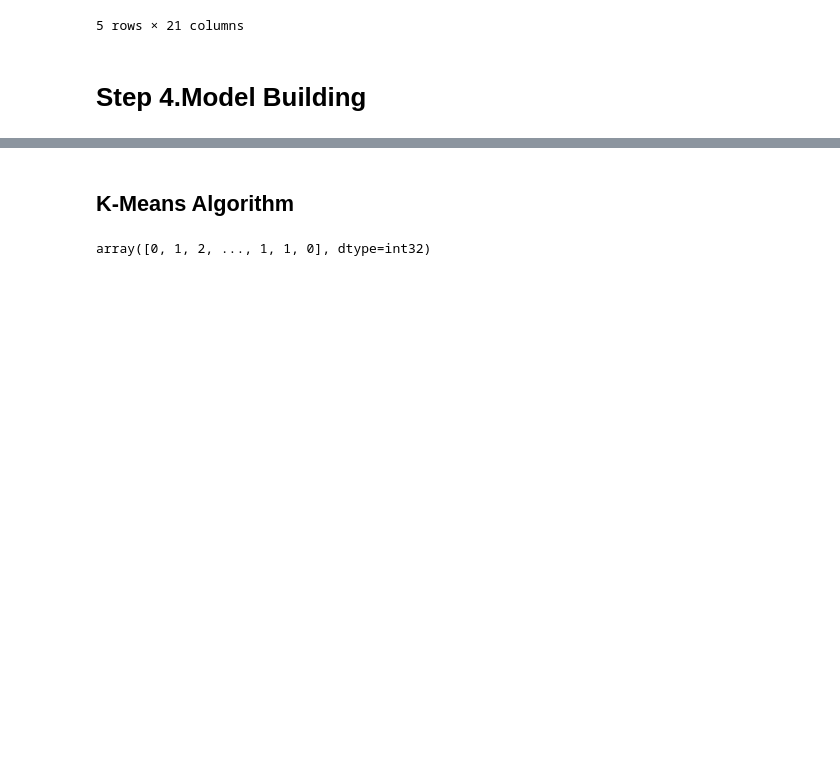
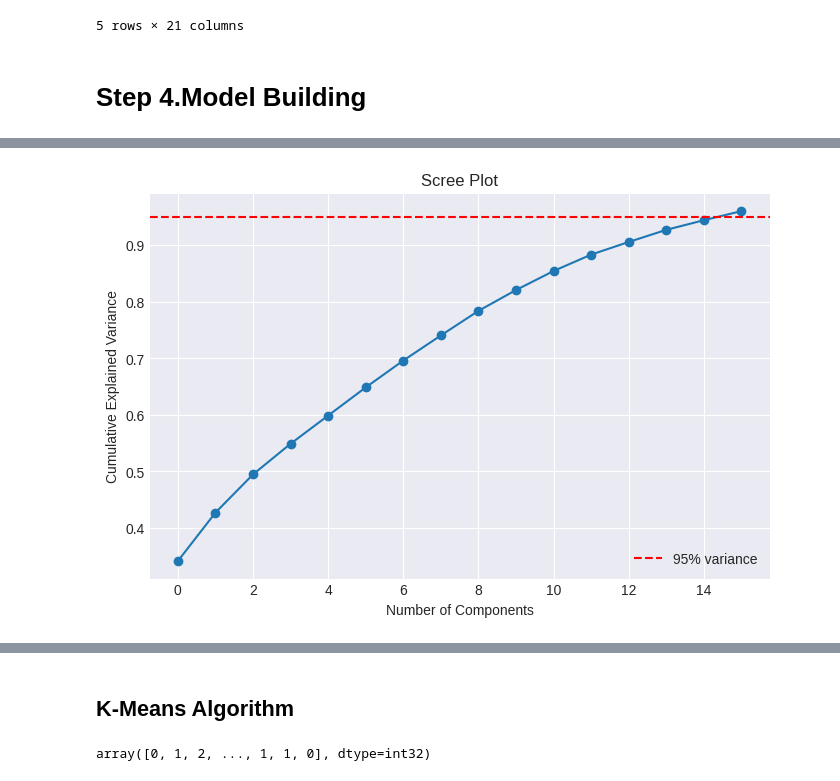
Before and after one commit to rizz045/Know-Your-Customer-Customer-Profiling-and-Segmentation, a Jupyter notebook: Customer Personality Analysis.ipynb, the cells around one changed output, grey strips where cells are left out. Saved outputs shown, nothing was run; the diff lists cells and outputs as text; code cells hidden in the pictures; blank space fills up the shorter version.

```diff
--- a/Customer Personality Analysis.ipynb
+++ b/Customer Personality Analysis.ipynb
@@ -554,0 +574,19 @@ scaled.head()
+# %%
+pca_95 = PCA(n_components=0.95)
+x_pca_95 = pca_95.fit_transform(x_scaled)
+# %%
+# Cumulative explained variance
+cumulative_variance = np.cumsum(pca_95.explained_variance_ratio_)
+
+# Plot
+plt.figure(figsize=(8, 5))
+plt.plot(cumulative_variance, marker='o')
+plt.axhline(y=0.95, color='r', linestyle='--', label='95% variance')
+plt.xlabel('Number of Components')
+plt.ylabel('Cumulative Explained Variance')
+plt.title('Scree Plot')
+plt.grid(True)
+plt.legend()
+plt.show()
+# %% [output]
+[figure, added]
```
Also changed, not shown: parts of 28 cells of this notebook.
